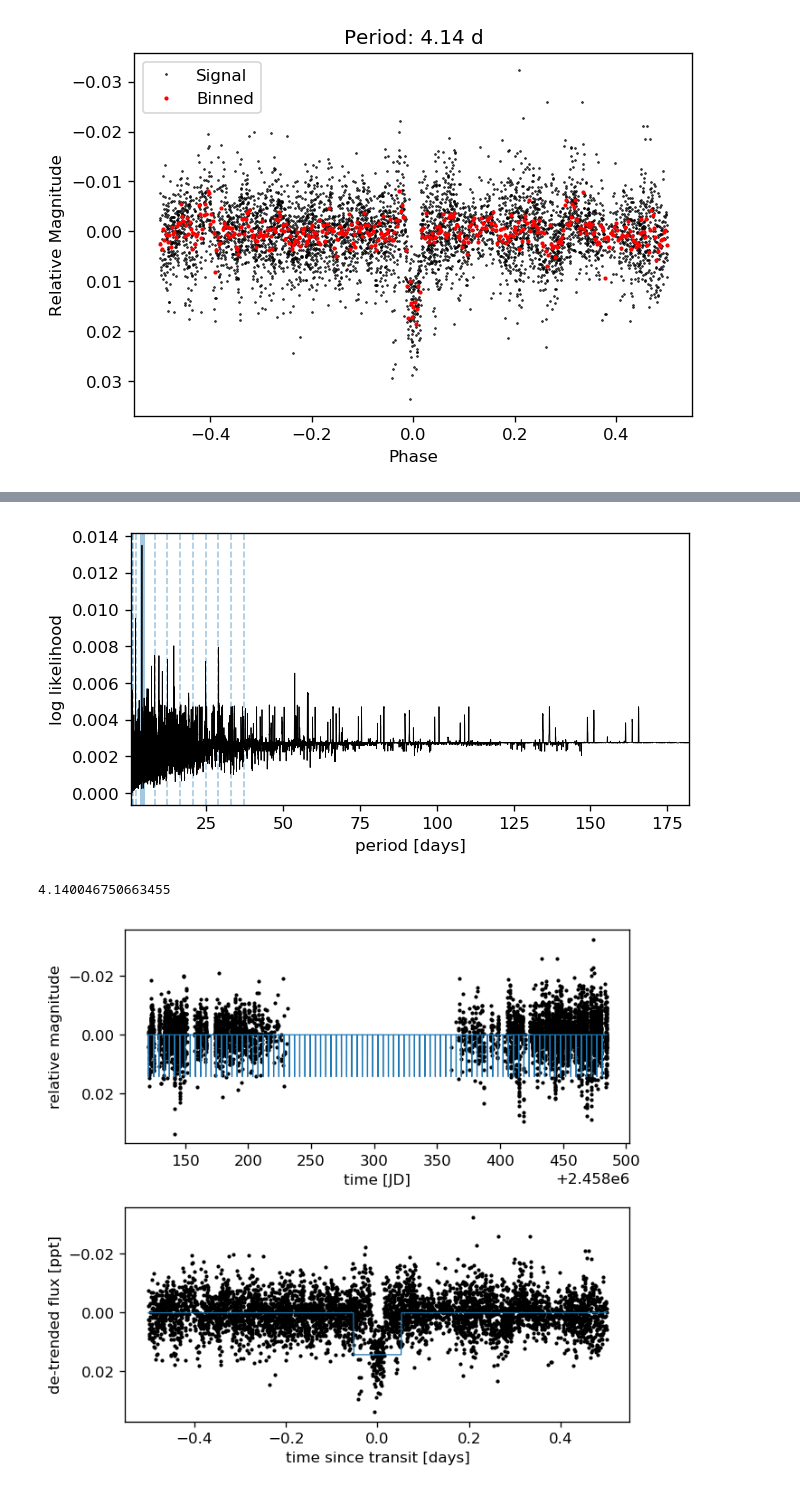
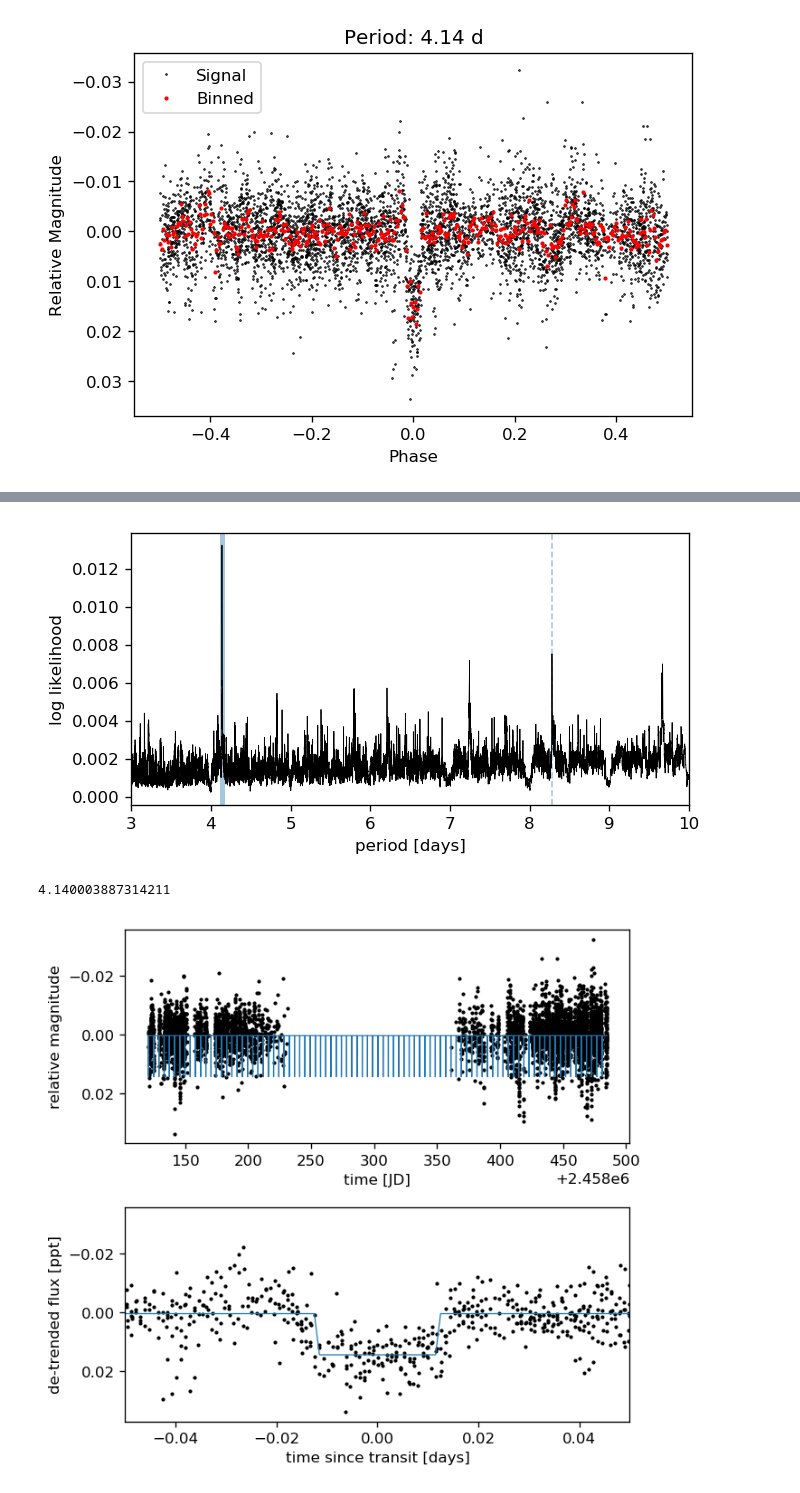
Before and after one commit to ruoyanwangdr/Dectection-of-Bright-Transiting-Exoplanet-with-MASCARA-TESS, a Jupyter notebook: ls_1359354.ipynb, the cells around one changed output, grey strips where cells are left out. Cells and saved outputs as stored; diff of their text form; code cells hidden in the pictures.

Commit message:
Convert units for durations and narrow down margin of errors for period

```diff
--- a/ls_1359354.ipynb
+++ b/ls_1359354.ipynb
@@ -303,6 +305,5 @@ plt.legend()
 # %%
-durations = np.linspace(0.05, 0.3, 20)
+durations = np.linspace(0.01, 0.1, 20)
 model = BLS(lsc_jd, injected_mag*(-1))
-results = model.autopower(durations, frequency_factor=5.0)
-print(results)
+print(durations)
 # %% [output]
@@ -324,0 +314,3 @@ print(results)
+# %%
+results = model.autopower(durations, minimum_period=3, maximum_period=10, frequency_factor=5.0)
+print(results)
@@ -341,46 +368,46 @@ ax.set_xlim(results.period.min(), results.period.max())
 ax.set_xlabel("period [days]")
 ax.set_ylabel("log likelihood");
 # %% [output]
-[figure, old version]
+[figure, new version]
 # %%
 period
 # %% [output]
-4.140046750663455
+4.140003887314211
 # %%
 # Extract the parameters of the best-fit model
 index = np.argmax(results.power)
 period = results.period[index]
 t0 = results.transit_time[index]
-duration = results.duration[index]
+duration = results.duration[index]/period
 
 fig, axes = plt.subplots(2, 1, figsize=(6, 6))
 fig.subplots_adjust(hspace=0.3)
 
 # Plot the light curve and best-fit model
 ax = axes[0]
 ax.plot(lsc_jd, injected_mag, ".k", ms=3)
 x = np.linspace(lsc_jd.min(), lsc_jd.max(), 3*len(lsc_jd))
 f = model.model(x, period, duration, t0)*(-1)
 ax.plot(x, f, lw=0.75)
 #ax.set_xlim(lsc_jd.min(), lsc_jd.max())
 #ax.set_ylim(-1.52, 0.4)
 ax.invert_yaxis()
 ax.set_xlabel("time [JD]")
 ax.set_ylabel("relative magnitude");
 
 # Plot the folded data points within 0.5 days of the transit time
 ax = axes[1]
 #x = (t - t0 + 0.5*period) % period - 0.5*period
 #m = np.abs(x) < 0.5 * u.day
 ax.plot(phase, injected_mag, ".k", ms=3)
 
 # Over-plot the best fit model
 x = np.linspace(-0.5, 0.5, 1000)
 f = model.model(x + t0, period, duration, t0)*(-1)
 ax.plot(x, f, lw=0.75)
-#ax.set_xlim(-0.5, 0.5)
+ax.set_xlim(-0.05, 0.05)
 ax.invert_yaxis()
 ax.set_xlabel("time since transit [days]")
 ax.set_ylabel("de-trended flux [ppt]");
 # %% [output]
-[figure, old version]
+[figure, new version]
```
Also changed, not shown: parts of 8 cells of this notebook.
